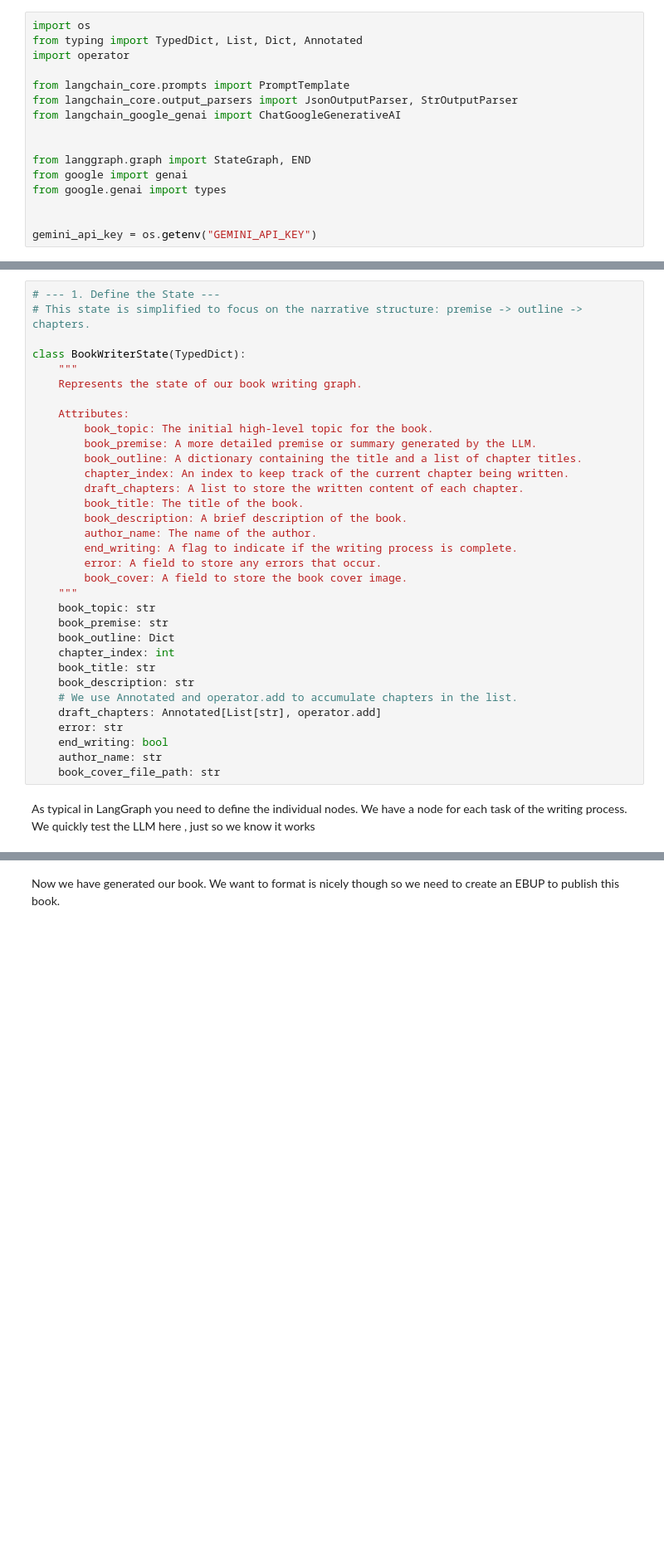
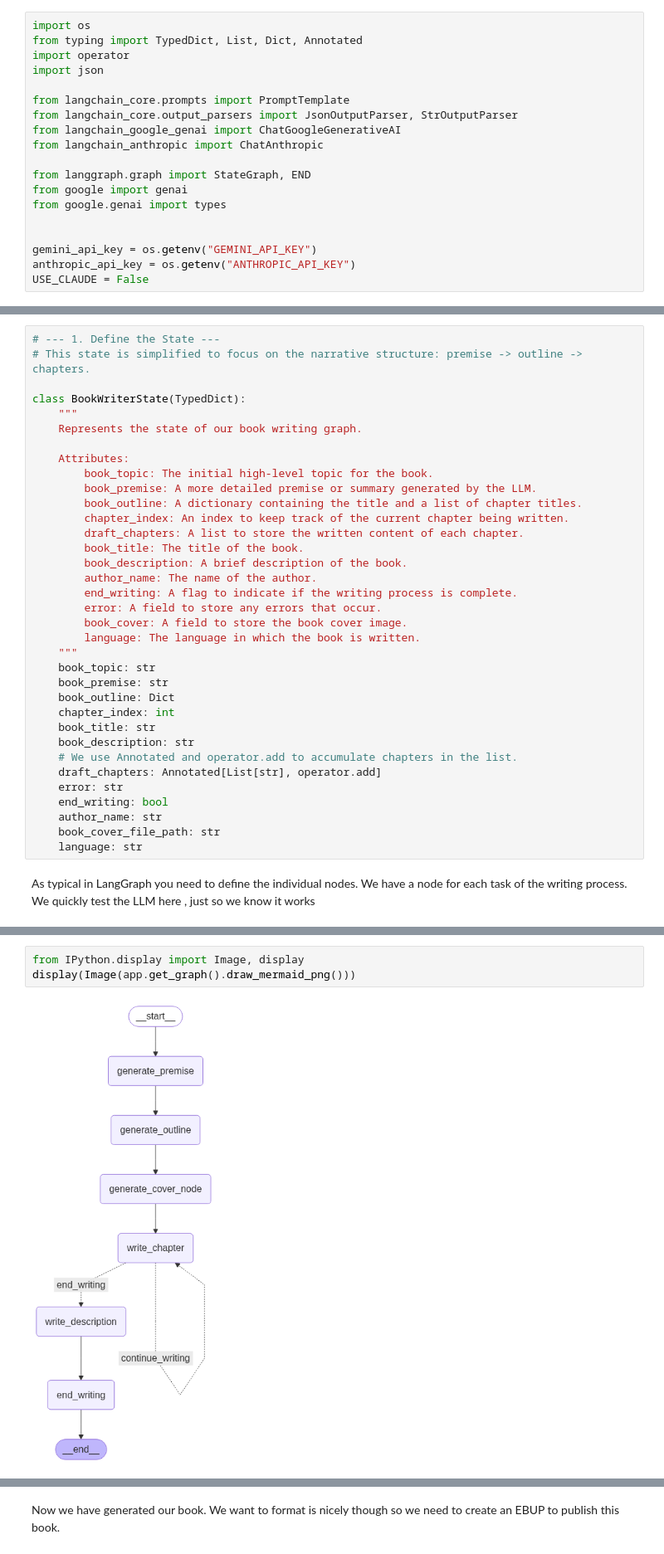
Before and after one commit to JoJoBarthold2/romantic-quest, a Jupyter notebook: beyond_llms_project.ipynb, the cells around one changed output, grey strips where cells are left out. Shown: that part at 83% size. Cells and saved outputs as stored; diff of their text form; blank space fills up the shorter version.

```diff
--- a/beyond_llms_project.ipynb
+++ b/beyond_llms_project.ipynb
@@ -2,11 +2,12 @@
 import os
 from typing import TypedDict, List, Dict, Annotated
 import operator
+import json
 
 from langchain_core.prompts import PromptTemplate
 from langchain_core.output_parsers import JsonOutputParser, StrOutputParser
 from langchain_google_genai import ChatGoogleGenerativeAI
-
+from langchain_anthropic import ChatAnthropic
 
 from langgraph.graph import StateGraph, END
 from google import genai
@@ -14,6 +15,8 @@ from google.genai import types
 
 
 gemini_api_key = os.getenv("GEMINI_API_KEY")
+anthropic_api_key = os.getenv("ANTHROPIC_API_KEY")
+USE_CLAUDE = False
 # %% [markdown]
 The goal of  our project was if we were able to build an agentic system that could produce books that can be uploaded to Amazon and if we could somewhat automate the process of writing book. I personally have private interest in literature so I really wonder if this is sensible and if it truly makes sense to automate this process.
 # %% [markdown]
@@ -42,6 +54,7 @@ class BookWriterState(TypedDict):
         end_writing: A flag to indicate if the writing process is complete.
         error: A field to store any errors that occur.
         book_cover: A field to store the book cover image.
+        language: The language in which the book is written.
     """
     book_topic: str
     book_premise: str
@@ -55,6 +68,7 @@ class BookWriterState(TypedDict):
     end_writing: bool
     author_name: str
     book_cover_file_path: str
+    language: str
 # %% [markdown]
 As typical in LangGraph you need to define the individual nodes. We have a node for each task of the writing process. We quickly test the LLM here , just so we know it works
 # %%
@@ -272 +368,6 @@ app = workflow.compile(checkpointer=None)
+# %%
+from IPython.display import Image, display
+display(Image(app.get_graph().draw_mermaid_png()))
+# %% [output]
+[figure, added]
 # %%
```
Also changed, not shown: parts of 10 cells of this notebook, 5 other files.
